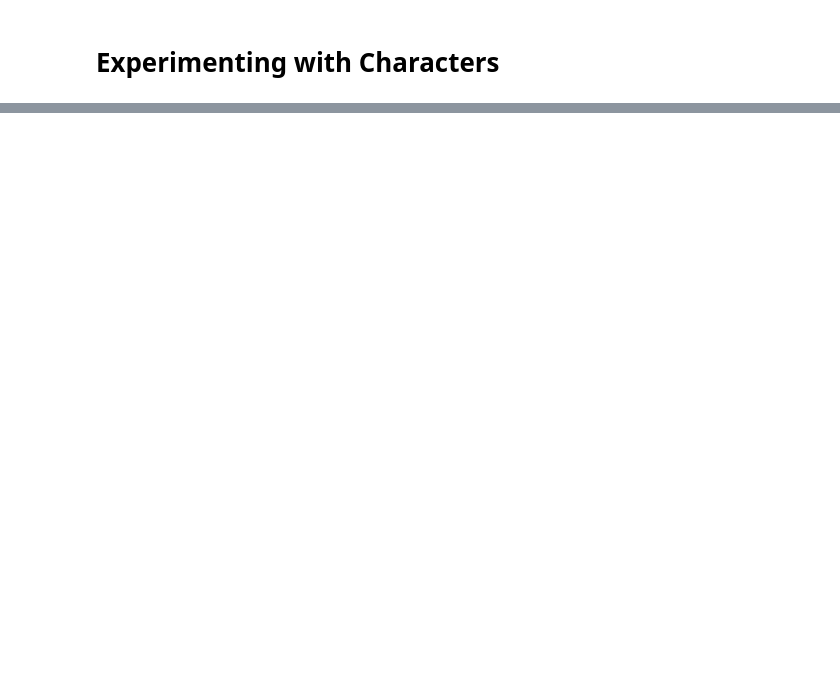
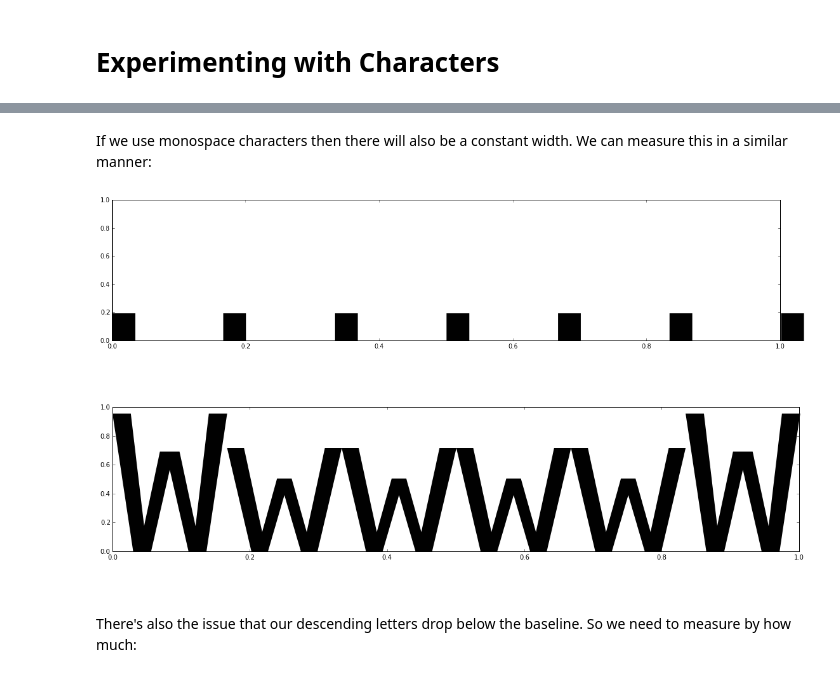
Before and after one commit to drpeteb/ascii-art, a Jupyter notebook: Ascii-Art.ipynb, the cells around one changed output, grey strips where cells are left out. Saved outputs shown, nothing was run; the diff lists cells and outputs as text; code cells hidden in the pictures; blank space fills up the shorter version.

```diff
--- a/Ascii-Art.ipynb
+++ b/Ascii-Art.ipynb
@@ -451,0 +44,32 @@ print(fv.shape)
+# %% [markdown]
+If we use monospace characters then there will also be a constant width. We can measure this in a similar manner:
+# %%
+# Specify a big font size
+fontsize = 300
+
+# Font paramters
+scale = 95
+
+# Fiddle with this consant until the 7th . misses the figure
+aspect = 0.793
+
+# Make a figure wide enough for exactly 6 characters
+figheight = float(fontsize)/scale
+figwidth = 6*float(fontsize)*aspect/scale
+
+# Draw it
+fig = plt.figure(figsize=(figwidth,figheight))
+ax = fig.add_axes((0,0,1,1))
+ax.text(0, 0, ".......", family="monospace", fontsize=fontsize)
+fig.show()
+
+# Double check with w, because it's the widest character
+fig = plt.figure(figsize=(figwidth,figheight))
+ax = fig.add_axes((0,0,1,1))
+ax.text(0, 0, "WwwwwW", family="monospace", fontsize=fontsize)
+fig.show()
+# %% [output]
+[figure, added]
+[figure, added]
+# %% [markdown]
+There's also the issue that our descending letters drop below the baseline. So we need to measure by how much:
```
Also changed, not shown: parts of 69 cells of this notebook.
